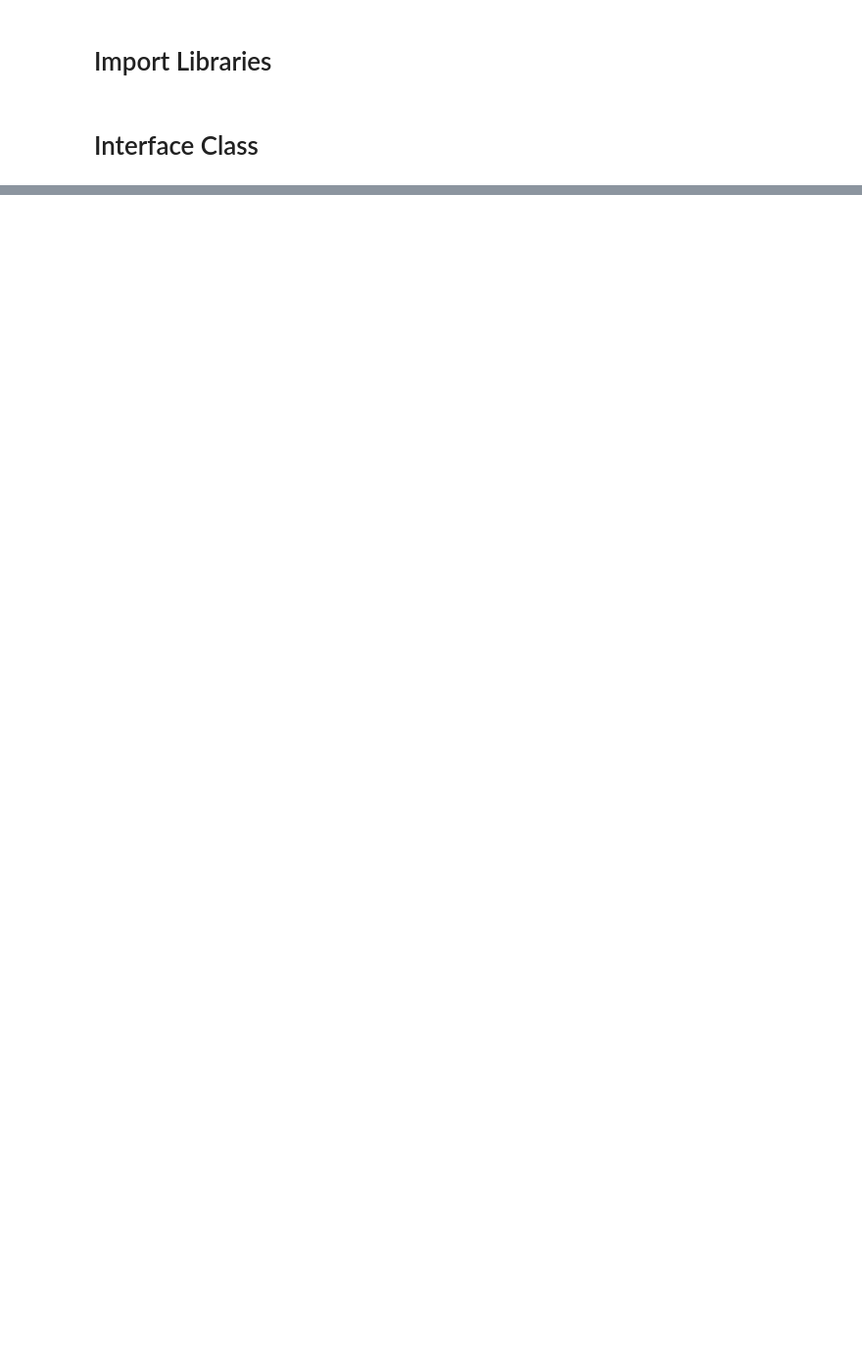
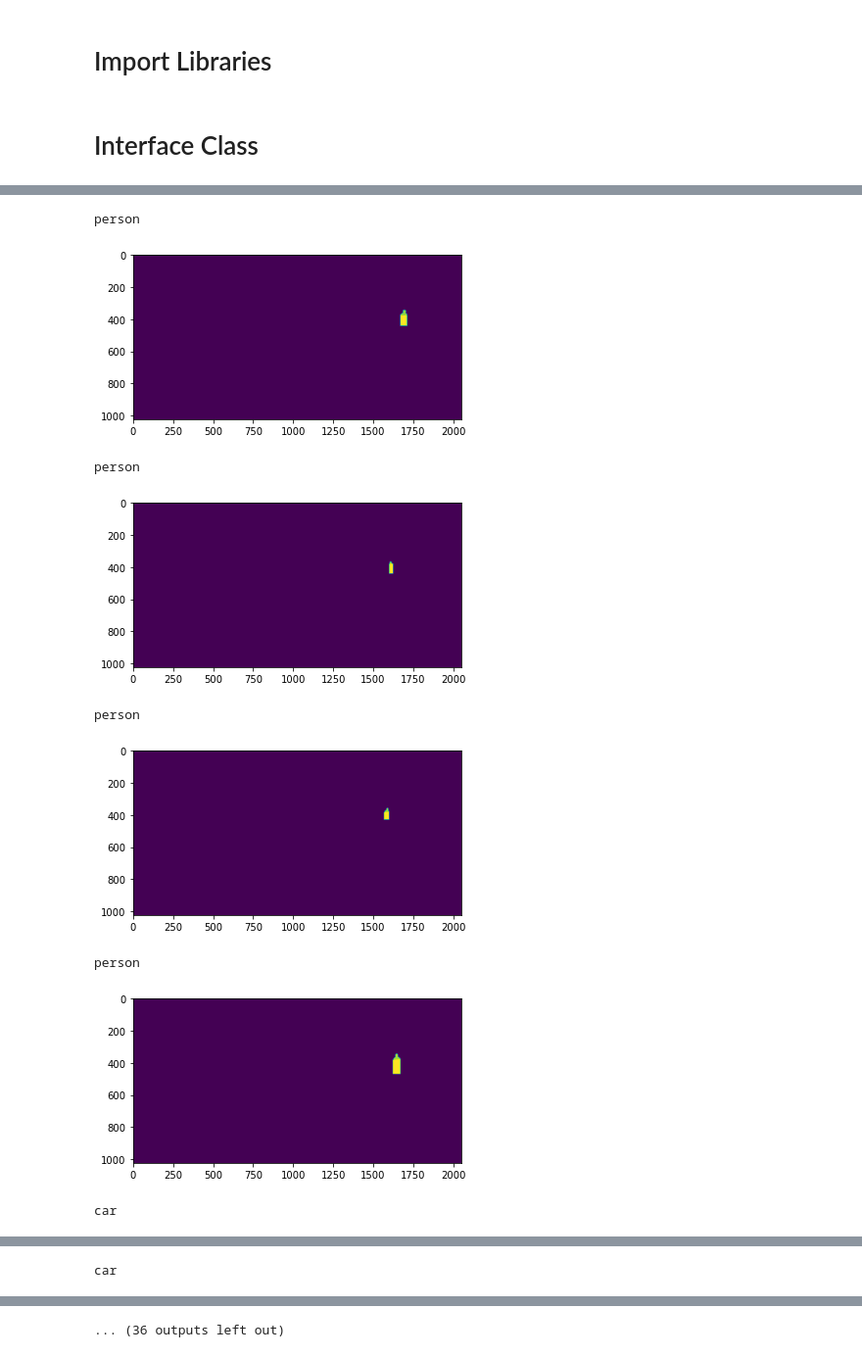
Before and after one commit to Khaliladib11/INM705-CW-Khalil-Aziz, a Jupyter notebook: Interface.ipynb, the cells around one changed output, grey strips where cells are left out. Shown: that part at 98% size. Saved outputs shown, nothing was run; the diff lists cells and outputs as text; code cells hidden in the pictures; blank space fills up the shorter version.

```diff
--- a/Interface.ipynb
+++ b/Interface.ipynb
@@ -215,0 +220,2 @@ car
+# %%
+label = interface.extract_bounding_boxes_and_masks(50)
@@ -215,0 +232,16 @@ car
+# %%
+for idx in range(len(label['masks'])):
+    print(interface.id2label[label['classes'][idx].item()])
+    #print(label['classes'][idx].item())
+    plt.imshow(label['masks'][idx])
+    plt.show()
+# %% [output]
+person
+[figure, added]
+person
+[figure, added]
+person
+[figure, added]
+person
+[figure, added]
+car
@@ -215,0 +249 @@ car
+car
@@ -215,0 +251 @@ car
+... (36 outputs left out)
```
Also changed, not shown: parts of 11 cells of this notebook, 2 other files.
